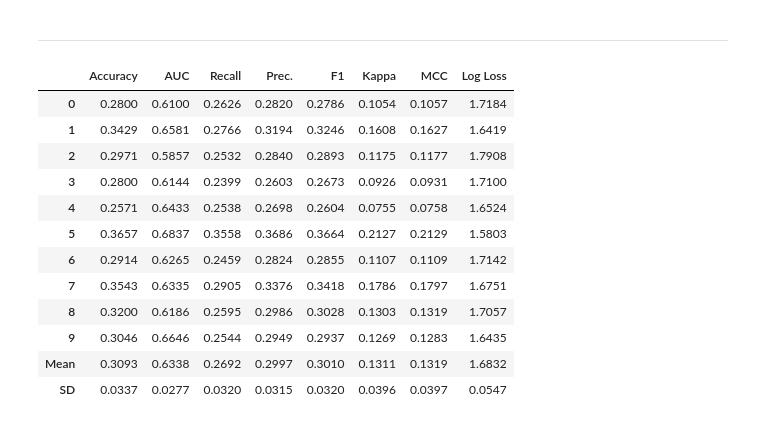
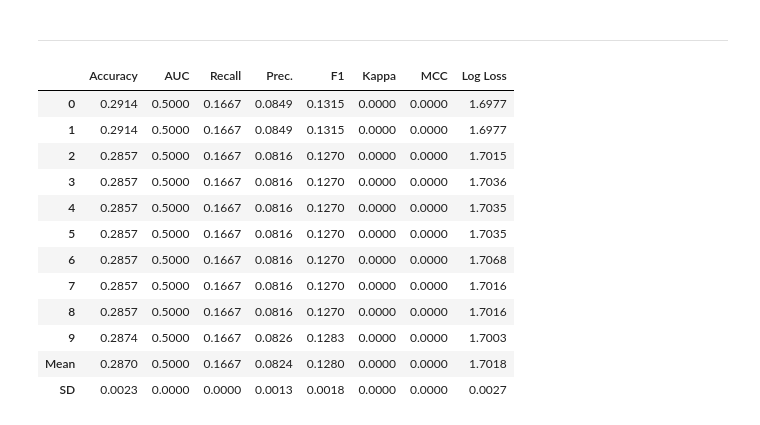
Before and after one commit to kdchoi-mkt/2020-fall-bma-final, a Jupyter notebook: modeling/modeling.ipynb, the cells around one changed output. Cells and saved outputs as stored; diff of their text form; code cells hidden in the pictures.

```diff
--- a/modeling/modeling.ipynb
+++ b/modeling/modeling.ipynb
@@ -81,22 +90,22 @@ compare_models()
 # %% [markdown]
 ---
 # %%
-classifier = create_model('gbc')
+classifier = create_model('rf')
 tuned_model = tune_model(classifier, optimize='Log Loss')
 # %% [output]
 |  | Accuracy | AUC | Recall | Prec. | F1 | Kappa | MCC | Log Loss |
-| 0 | 0.2800 | 0.6100 | 0.2626 | 0.2820 | 0.2786 | 0.1054 | 0.1057 | 1.7184 |
-| 1 | 0.3429 | 0.6581 | 0.2766 | 0.3194 | 0.3246 | 0.1608 | 0.1627 | 1.6419 |
-| 2 | 0.2971 | 0.5857 | 0.2532 | 0.2840 | 0.2893 | 0.1175 | 0.1177 | 1.7908 |
-| 3 | 0.2800 | 0.6144 | 0.2399 | 0.2603 | 0.2673 | 0.0926 | 0.0931 | 1.7100 |
-| 4 | 0.2571 | 0.6433 | 0.2538 | 0.2698 | 0.2604 | 0.0755 | 0.0758 | 1.6524 |
-| 5 | 0.3657 | 0.6837 | 0.3558 | 0.3686 | 0.3664 | 0.2127 | 0.2129 | 1.5803 |
-| 6 | 0.2914 | 0.6265 | 0.2459 | 0.2824 | 0.2855 | 0.1107 | 0.1109 | 1.7142 |
-| 7 | 0.3543 | 0.6335 | 0.2905 | 0.3376 | 0.3418 | 0.1786 | 0.1797 | 1.6751 |
-| 8 | 0.3200 | 0.6186 | 0.2595 | 0.2986 | 0.3028 | 0.1303 | 0.1319 | 1.7057 |
-| 9 | 0.3046 | 0.6646 | 0.2544 | 0.2949 | 0.2937 | 0.1269 | 0.1283 | 1.6435 |
-| Mean | 0.3093 | 0.6338 | 0.2692 | 0.2997 | 0.3010 | 0.1311 | 0.1319 | 1.6832 |
-| SD | 0.0337 | 0.0277 | 0.0320 | 0.0315 | 0.0320 | 0.0396 | 0.0397 | 0.0547 |
+| 0 | 0.2914 | 0.5000 | 0.1667 | 0.0849 | 0.1315 | 0.0000 | 0.0000 | 1.6977 |
+| 1 | 0.2914 | 0.5000 | 0.1667 | 0.0849 | 0.1315 | 0.0000 | 0.0000 | 1.6977 |
+| 2 | 0.2857 | 0.5000 | 0.1667 | 0.0816 | 0.1270 | 0.0000 | 0.0000 | 1.7015 |
+| 3 | 0.2857 | 0.5000 | 0.1667 | 0.0816 | 0.1270 | 0.0000 | 0.0000 | 1.7036 |
+| 4 | 0.2857 | 0.5000 | 0.1667 | 0.0816 | 0.1270 | 0.0000 | 0.0000 | 1.7035 |
+| 5 | 0.2857 | 0.5000 | 0.1667 | 0.0816 | 0.1270 | 0.0000 | 0.0000 | 1.7035 |
+| 6 | 0.2857 | 0.5000 | 0.1667 | 0.0816 | 0.1270 | 0.0000 | 0.0000 | 1.7068 |
+| 7 | 0.2857 | 0.5000 | 0.1667 | 0.0816 | 0.1270 | 0.0000 | 0.0000 | 1.7016 |
+| 8 | 0.2857 | 0.5000 | 0.1667 | 0.0816 | 0.1270 | 0.0000 | 0.0000 | 1.7016 |
+| 9 | 0.2874 | 0.5000 | 0.1667 | 0.0826 | 0.1283 | 0.0000 | 0.0000 | 1.7003 |
+| Mean | 0.2870 | 0.5000 | 0.1667 | 0.0824 | 0.1280 | 0.0000 | 0.0000 | 1.7018 |
+| SD | 0.0023 | 0.0000 | 0.0000 | 0.0013 | 0.0018 | 0.0000 | 0.0000 | 0.0027 |
 # %%
 # pycaret을 실행할 때마다 테스트 트레인의 인덱스가 변화함. 따라서 수기로 작성함.
 
```
Also changed, not shown: parts of 28 cells of this notebook, 3 other files.
